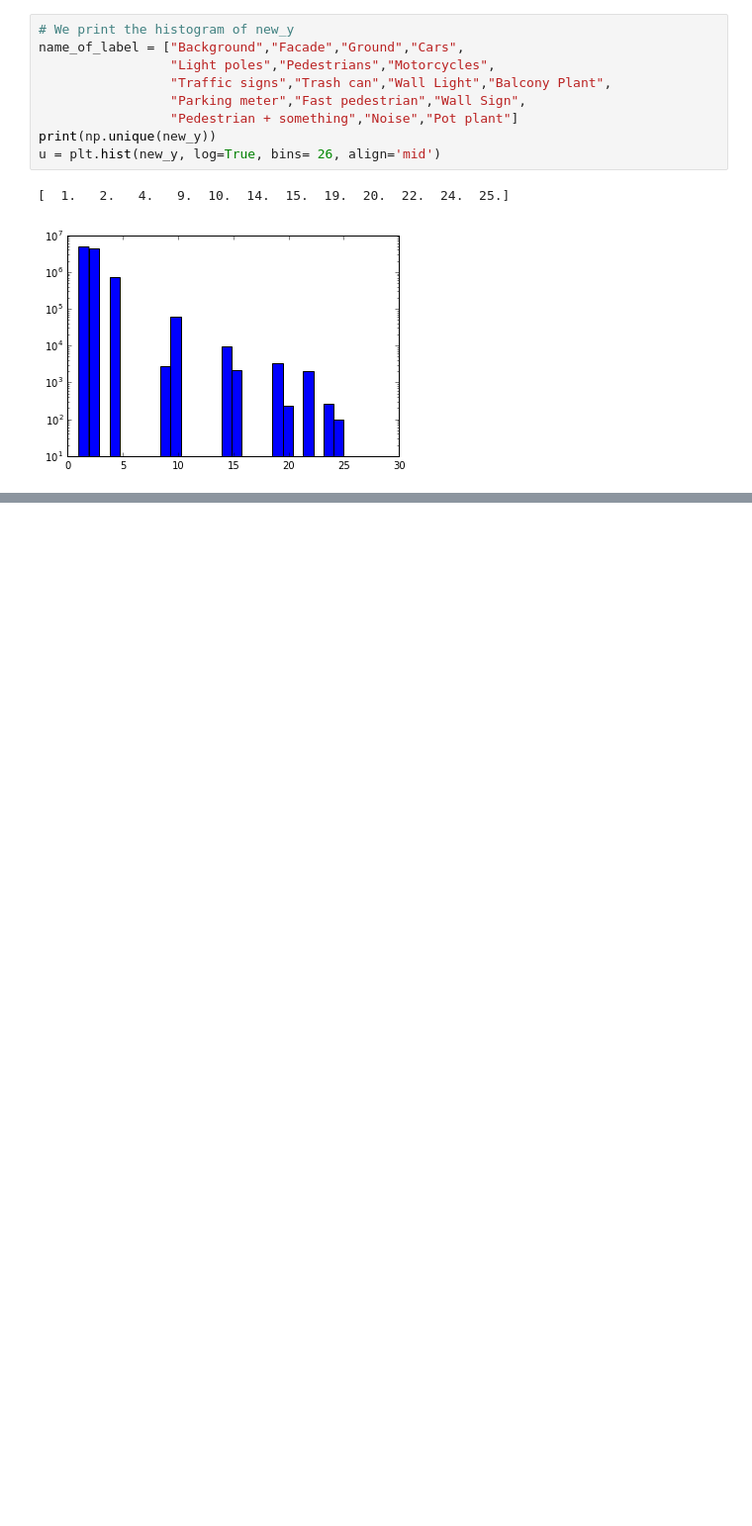
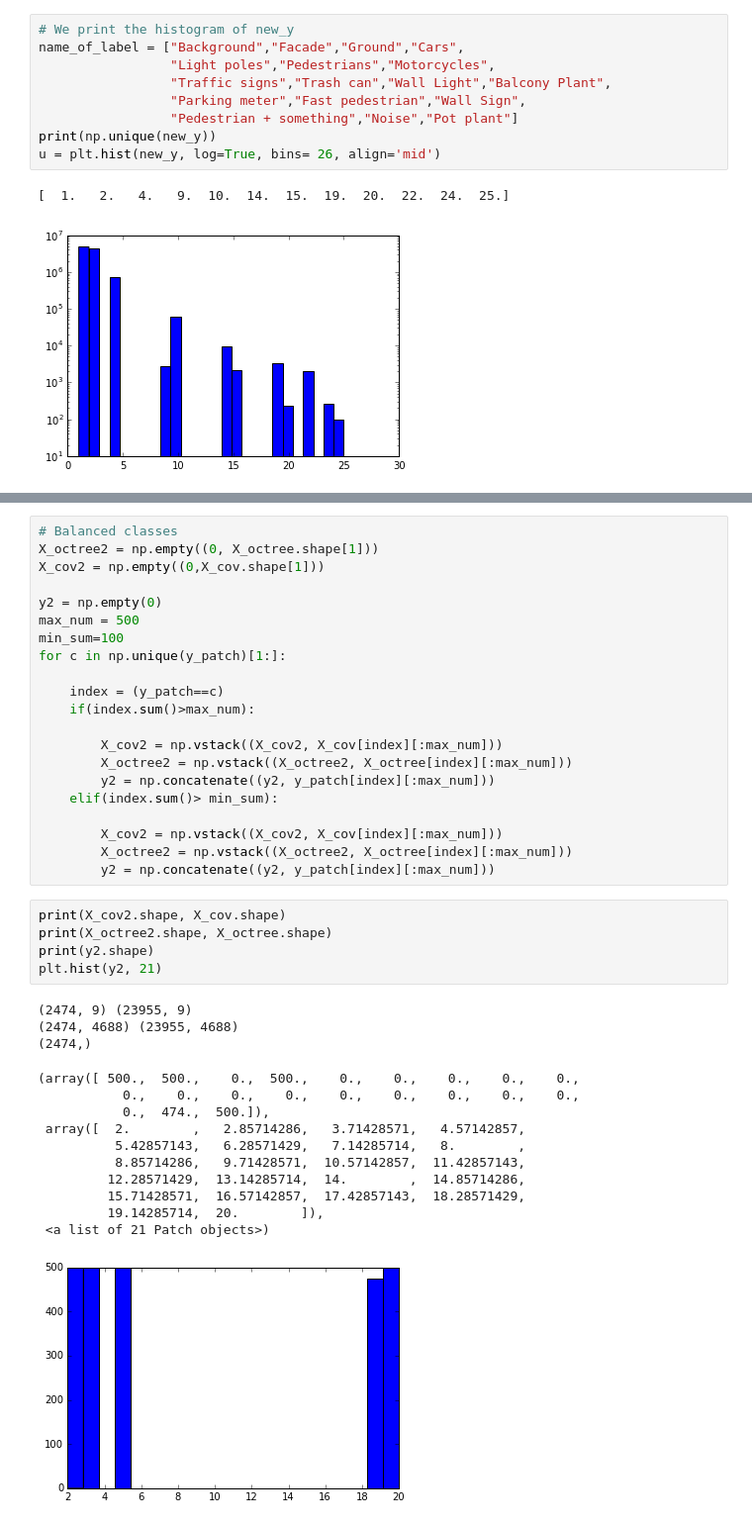
Before and after one commit to sofsoo1995/Projet_NDP, a Jupyter notebook: code/test.ipynb, the cells around one changed output, grey strips where cells are left out. Shown at 99% size. Saved outputs shown, nothing was run; the diff lists cells and outputs as text; blank space fills up the shorter version.

```diff
--- a/code/test.ipynb
+++ b/code/test.ipynb
@@ -321,0 +404,41 @@ u = plt.hist(new_y, log=True, bins= 26, align='mid')
+# %%
+# Balanced classes
+X_octree2 = np.empty((0, X_octree.shape[1]))
+X_cov2 = np.empty((0,X_cov.shape[1]))
+
+y2 = np.empty(0)
+max_num = 500
+min_sum=100
+for c in np.unique(y_patch)[1:]:
+
+    index = (y_patch==c)
+    if(index.sum()>max_num):
+
+        X_cov2 = np.vstack((X_cov2, X_cov[index][:max_num]))
+        X_octree2 = np.vstack((X_octree2, X_octree[index][:max_num]))
+        y2 = np.concatenate((y2, y_patch[index][:max_num]))
+    elif(index.sum()> min_sum):
+
+        X_cov2 = np.vstack((X_cov2, X_cov[index][:max_num]))
+        X_octree2 = np.vstack((X_octree2, X_octree[index][:max_num]))
+        y2 = np.concatenate((y2, y_patch[index][:max_num]))
+# %%
+print(X_cov2.shape, X_cov.shape)
+print(X_octree2.shape, X_octree.shape)
+print(y2.shape)
+plt.hist(y2, 21)
+# %% [output]
+(2474, 9) (23955, 9)
+(2474, 4688) (23955, 4688)
+(2474,)
+(array([ 500.,  500.,    0.,  500.,    0.,    0.,    0.,    0.,    0.,
+           0.,    0.,    0.,    0.,    0.,    0.,    0.,    0.,    0.,
+           0.,  474.,  500.]),
+ array([  2.        ,   2.85714286,   3.71428571,   4.57142857,
+          5.42857143,   6.28571429,   7.14285714,   8.        ,
+          8.85714286,   9.71428571,  10.57142857,  11.42857143,
+         12.28571429,  13.14285714,  14.        ,  14.85714286,
+         15.71428571,  16.57142857,  17.42857143,  18.28571429,
+         19.14285714,  20.        ]),
+ <a list of 21 Patch objects>)
+[figure, added]
```
Also changed, not shown: parts of 19 cells of this notebook.
